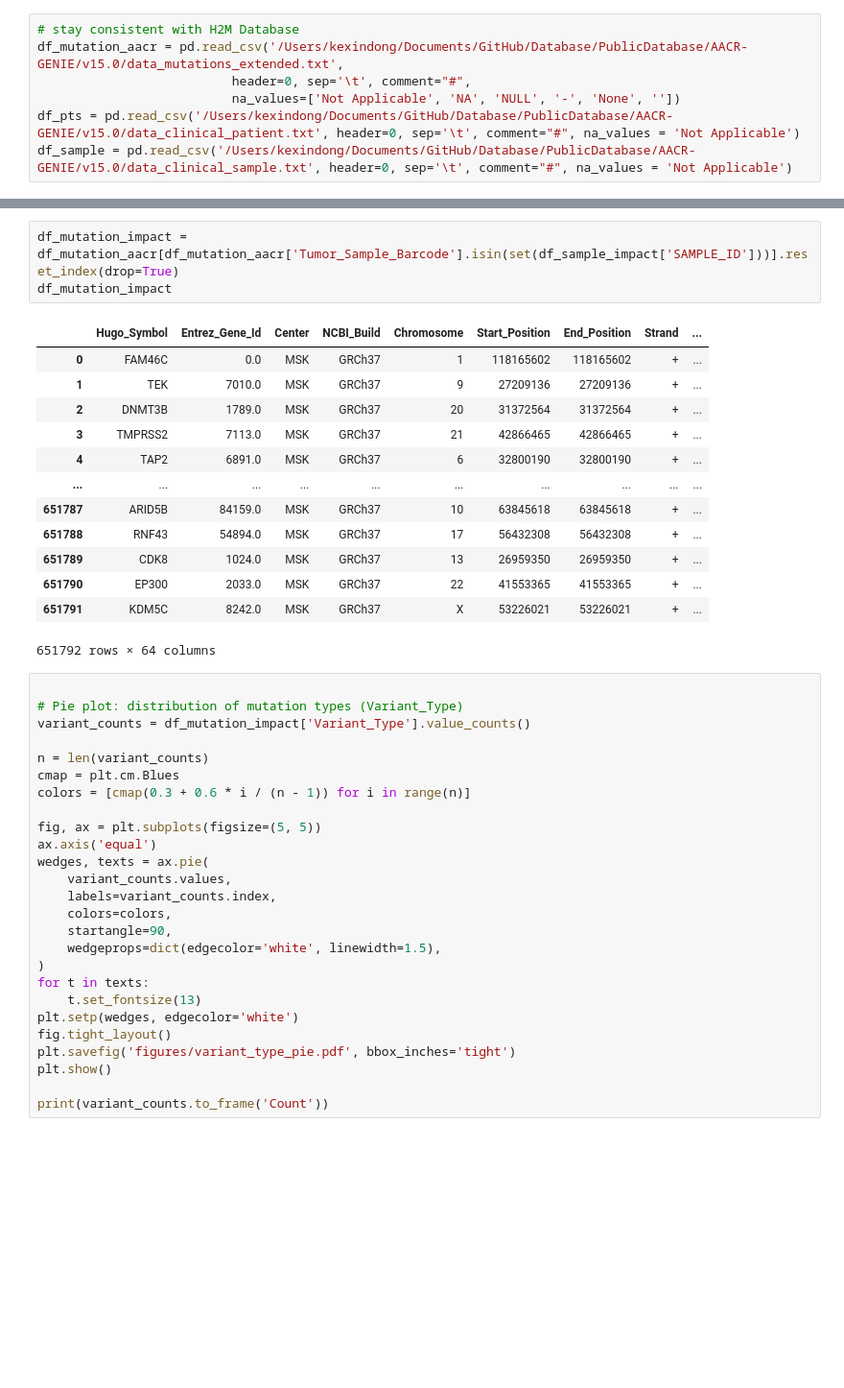
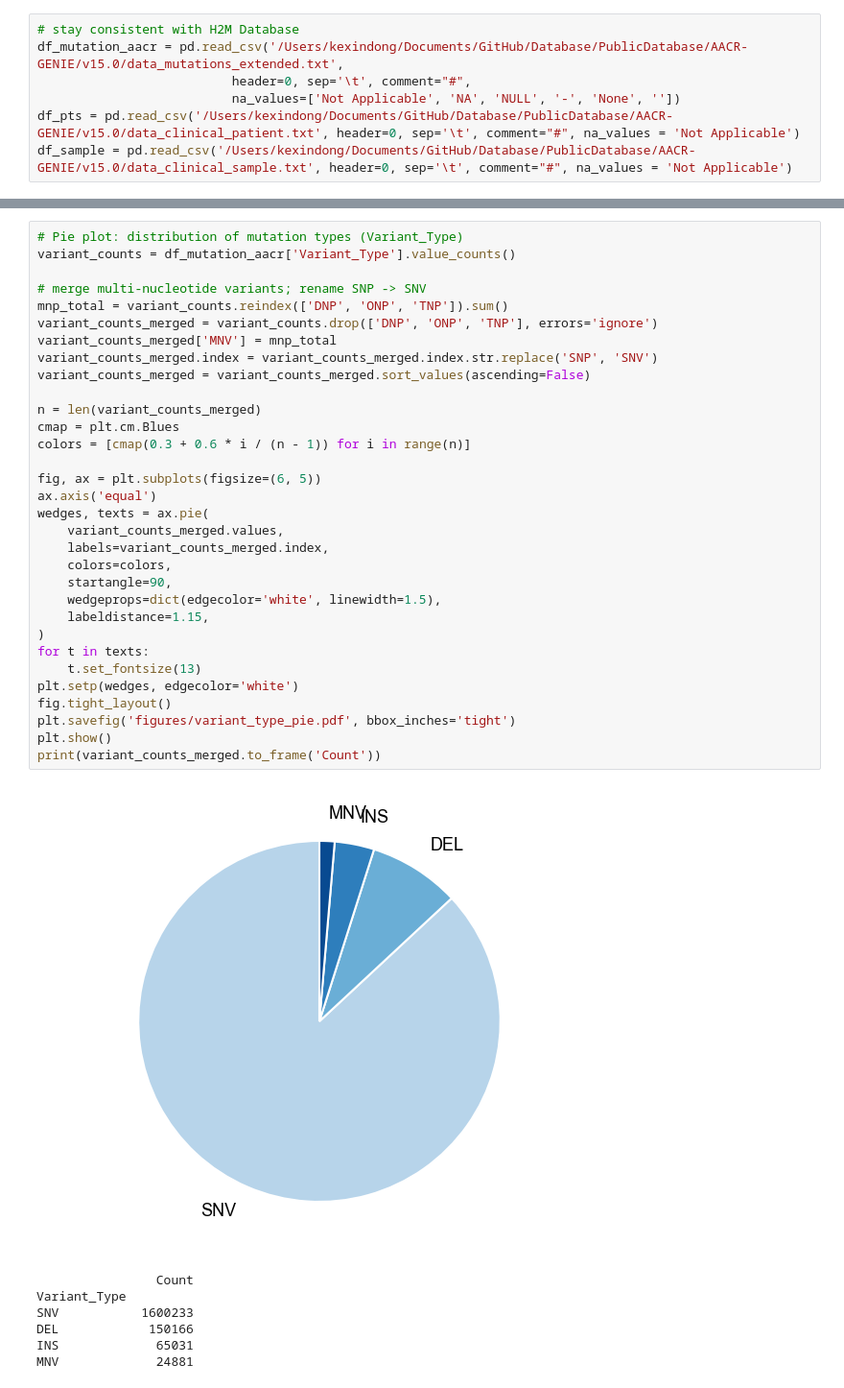
Before and after one commit to kexindon/PE7-mouse-multiplexed-editing, a Jupyter notebook: multiplexed_mutation_coverage.ipynb, the cells around one changed output, grey strips where cells are left out. Shown at 96% size. Cells and saved outputs as stored; diff of their text form; blank space fills up the shorter version.

```diff
--- a/multiplexed_mutation_coverage.ipynb
+++ b/multiplexed_mutation_coverage.ipynb
@@ -97,46 +61,43 @@ df_sample_impact
-# %%
-df_mutation_impact = df_mutation_aacr[df_mutation_aacr['Tumor_Sample_Barcode'].isin(set(df_sample_impact['SAMPLE_ID']))].reset_index(drop=True)
-df_mutation_impact
-# %% [output]
-|  | Hugo_Symbol | Entrez_Gene_Id | Center | NCBI_Build | Chromosome | Start_Position | End_Position | Strand | ... |
-| 0 | FAM46C | 0.0 | MSK | GRCh37 | 1 | 118165602 | 118165602 | + | ... |
-| 1 | TEK | 7010.0 | MSK | GRCh37 | 9 | 27209136 | 27209136 | + | ... |
-| 2 | DNMT3B | 1789.0 | MSK | GRCh37 | 20 | 31372564 | 31372564 | + | ... |
-| 3 | TMPRSS2 | 7113.0 | MSK | GRCh37 | 21 | 42866465 | 42866465 | + | ... |
-| 4 | TAP2 | 6891.0 | MSK | GRCh37 | 6 | 32800190 | 32800190 | + | ... |
-| ... | ... | ... | ... | ... | ... | ... | ... | ... | ... |
-| 651787 | ARID5B | 84159.0 | MSK | GRCh37 | 10 | 63845618 | 63845618 | + | ... |
-| 651788 | RNF43 | 54894.0 | MSK | GRCh37 | 17 | 56432308 | 56432308 | + | ... |
-| 651789 | CDK8 | 1024.0 | MSK | GRCh37 | 13 | 26959350 | 26959350 | + | ... |
-| 651790 | EP300 | 2033.0 | MSK | GRCh37 | 22 | 41553365 | 41553365 | + | ... |
-| 651791 | KDM5C | 8242.0 | MSK | GRCh37 | X | 53226021 | 53226021 | + | ... |
-651792 rows × 64 columns
 # %%
+# Pie plot: distribution of mutation types (Variant_Type)
+variant_counts = df_mutation_aacr['Variant_Type'].value_counts()
 
-# Pie plot: distribution of mutation types (Variant_Type)
-variant_counts = df_mutation_impact['Variant_Type'].value_counts()
+# merge multi-nucleotide variants; rename SNP -> SNV
+mnp_total = variant_counts.reindex(['DNP', 'ONP', 'TNP']).sum()
+variant_counts_merged = variant_counts.drop(['DNP', 'ONP', 'TNP'], errors='ignore')
+variant_counts_merged['MNV'] = mnp_total
+variant_counts_merged.index = variant_counts_merged.index.str.replace('SNP', 'SNV')
+variant_counts_merged = variant_counts_merged.sort_values(ascending=False)
 
-n = len(variant_counts)
+n = len(variant_counts_merged)
 cmap = plt.cm.Blues
 colors = [cmap(0.3 + 0.6 * i / (n - 1)) for i in range(n)]
 
-fig, ax = plt.subplots(figsize=(5, 5))
+fig, ax = plt.subplots(figsize=(6, 5))
 ax.axis('equal')
 wedges, texts = ax.pie(
-    variant_counts.values,
-    labels=variant_counts.index,
+    variant_counts_merged.values,
+    labels=variant_counts_merged.index,
     colors=colors,
     startangle=90,
     wedgeprops=dict(edgecolor='white', linewidth=1.5),
+    labeldistance=1.15,
 )
 for t in texts:
     t.set_fontsize(13)
 plt.setp(wedges, edgecolor='white')
 fig.tight_layout()
 plt.savefig('figures/variant_type_pie.pdf', bbox_inches='tight')
 plt.show()
-
-print(variant_counts.to_frame('Count'))
+print(variant_counts_merged.to_frame('Count'))
+# %% [output]
+[figure, added]
+                Count
+Variant_Type
+SNV           1600233
+DEL            150166
+INS             65031
+MNV             24881
 # %%
 
 # Pie plot: distribution of cancer types (CANCER_TYPE)
```
Also changed, not shown: parts of 41 cells of this notebook, 1 other file.
